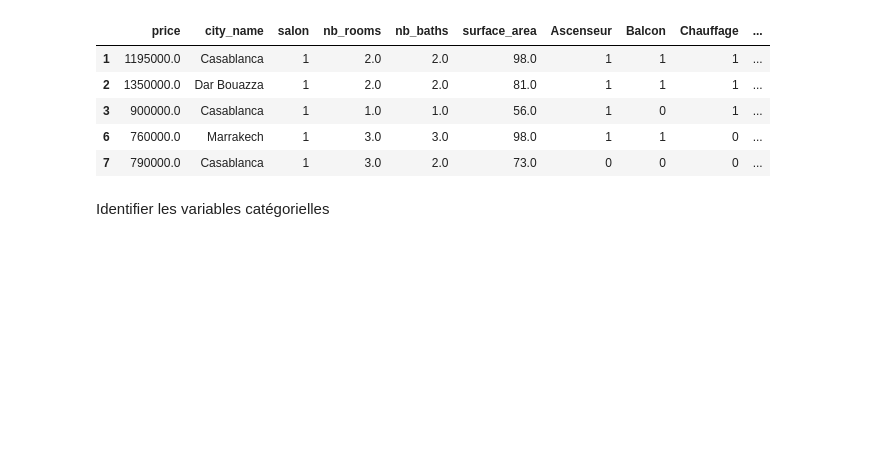
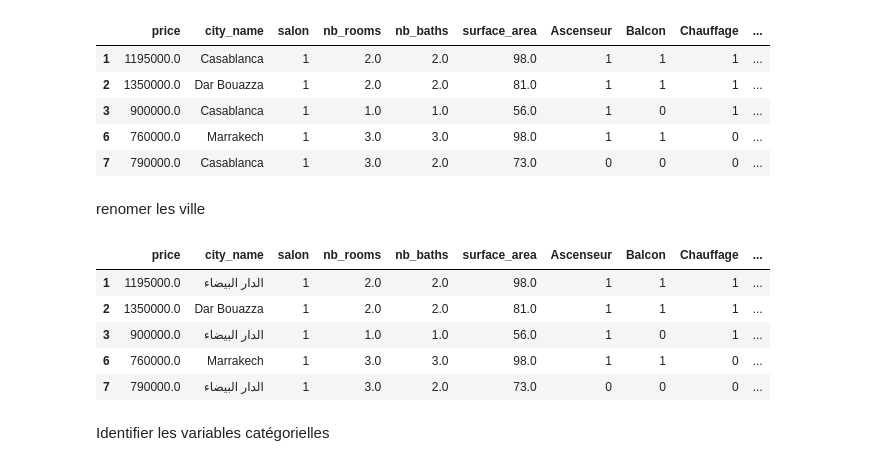
Before and after one commit to Saidouchrif/Simulateur-Prix-Immobilier-MA, a Jupyter notebook: Lire_data.ipynb, the cells around one changed output. Saved outputs shown, nothing was run; the diff lists cells and outputs as text; code cells hidden in the pictures; blank space fills up the shorter version.

Commit message:
version de code 2 etat de renomer les villes

```diff
--- a/Lire_data.ipynb
+++ b/Lire_data.ipynb
@@ -356,6 +356,27 @@ df.head()
 | 3 | 900000.0 | Casablanca | 1 | 1.0 | 1.0 | 56.0 | 1 | 0 | 1 | ... |
 | 6 | 760000.0 | Marrakech | 1 | 3.0 | 3.0 | 98.0 | 1 | 1 | 0 | ... |
 | 7 | 790000.0 | Casablanca | 1 | 3.0 | 2.0 | 73.0 | 0 | 0 | 0 | ... |
+# %% [markdown]
+renomer les ville
+# %%
+# Uniformisation des noms de villes
+city_mapping = {
+    'Casablanca': 'الدار البيضاء',
+    'Kénitra': 'القنيطرة',
+    'Agadir': 'أكادير',
+    'Mohammedia': 'المحمدية',
+    'Tanger': 'طنجة'
+}
+df['city_name'] = df['city_name'].replace(city_mapping)
+df['city_name'] = df['city_name'].fillna('Unknown')
+df.head()
+# %% [output]
+|  | price | city_name | salon | nb_rooms | nb_baths | surface_area | Ascenseur | Balcon | Chauffage | ... |
+| 1 | 1195000.0 | الدار البيضاء | 1 | 2.0 | 2.0 | 98.0 | 1 | 1 | 1 | ... |
+| 2 | 1350000.0 | Dar Bouazza | 1 | 2.0 | 2.0 | 81.0 | 1 | 1 | 1 | ... |
+| 3 | 900000.0 | الدار البيضاء | 1 | 1.0 | 1.0 | 56.0 | 1 | 0 | 1 | ... |
+| 6 | 760000.0 | Marrakech | 1 | 3.0 | 3.0 | 98.0 | 1 | 1 | 0 | ... |
+| 7 | 790000.0 | الدار البيضاء | 1 | 3.0 | 2.0 | 73.0 | 0 | 0 | 0 | ... |
 # %% [markdown]
 Identifier les variables catégorielles
 # %%
```
Also changed, not shown: parts of 2 cells of this notebook.
